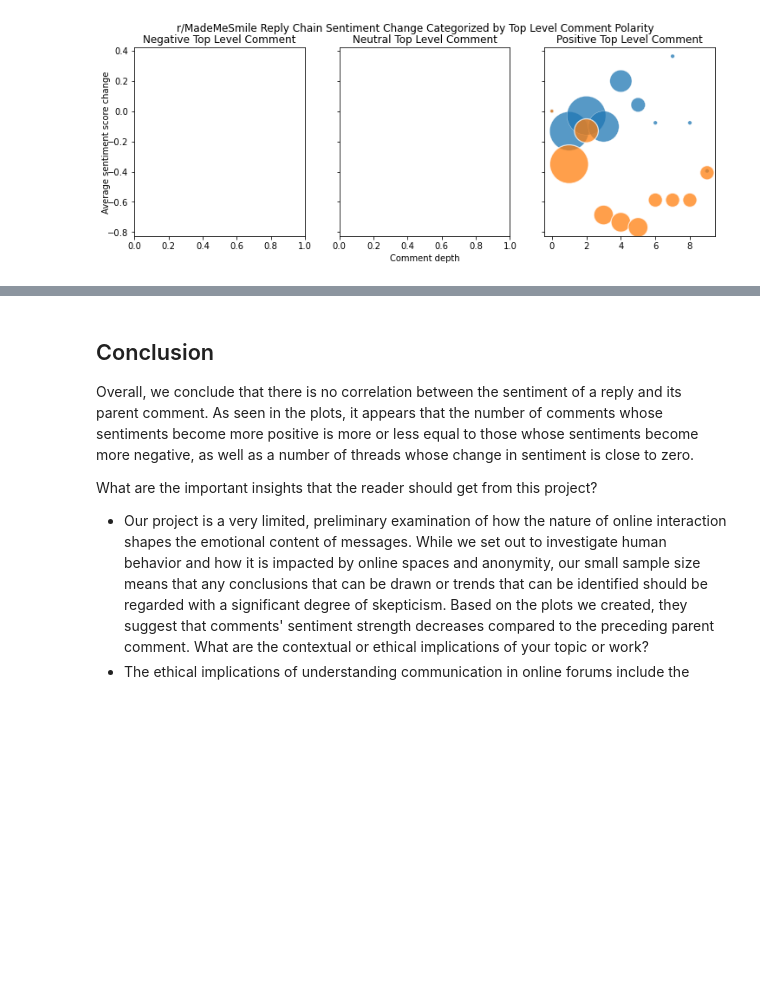
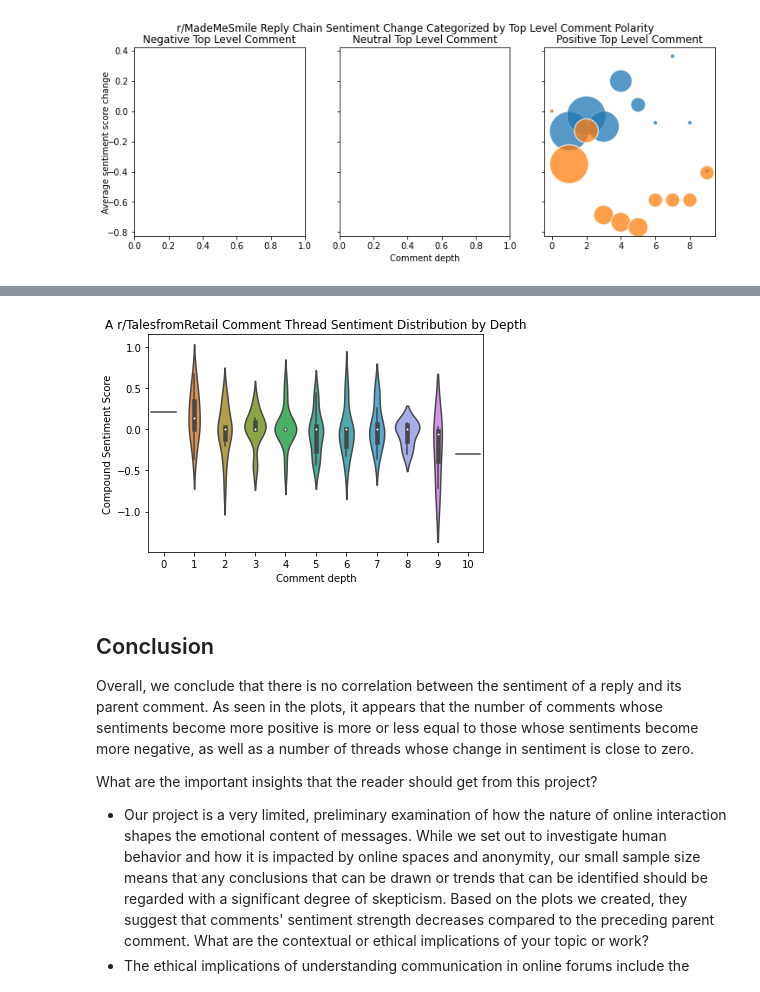
Before and after one commit to olincollege/reddit-sentiment, a Jupyter notebook: workspace.ipynb, the cells around one changed output, grey strips where cells are left out. Cells and saved outputs as stored; diff of their text form; code cells hidden in the pictures; blank space fills up the shorter version.

```diff
--- a/workspace.ipynb
+++ b/workspace.ipynb
@@ -141,3 +161,9 @@ plotting_functions.sentiment_categorized_bubble(subreddit, sentiment_dicts)
+# %%
+subreddit = 'TalesfromRetail'
+sentiment_dicts = analyze_subreddit_distribution(subreddit)
+plotting_functions.sentiment_distribution_violin(subreddit, sentiment_dicts[0])
+# %% [output]
+[figure, added]
 # %% [markdown]
 ## Conclusion
 
```
Also changed, not shown: parts of 13 cells of this notebook, 2 other files.
